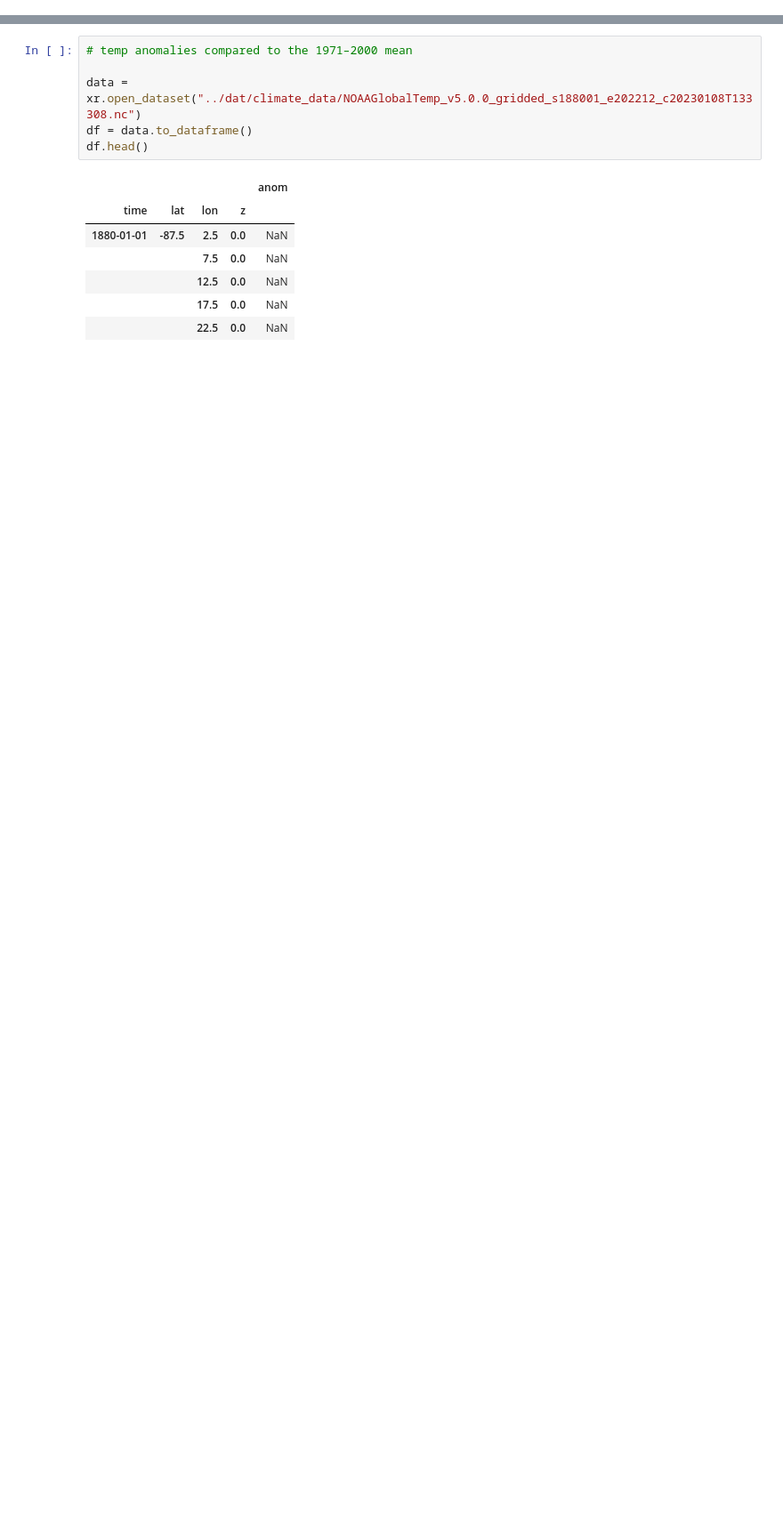
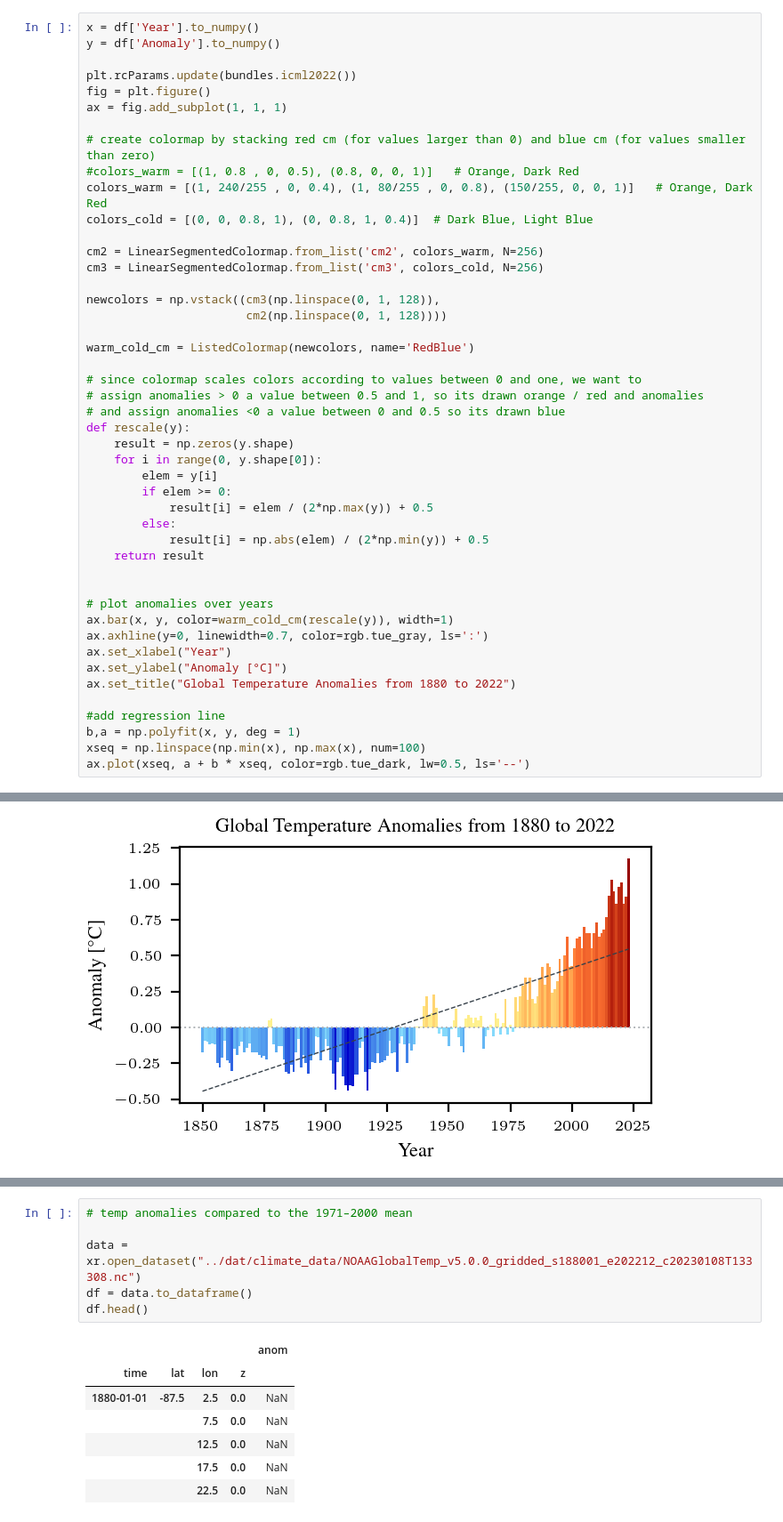
Before and after one commit to am9zZWY/team-aqua, a Jupyter notebook: exp/exp_global_temperature.ipynb, the cells around one changed output, grey strips where cells are left out. Shown at 89% size. Saved outputs shown, nothing was run; the diff lists cells and outputs as text; blank space fills up the shorter version.

```diff
--- a/exp/exp_global_temperature.ipynb
+++ b/exp/exp_global_temperature.ipynb
@@ -28,0 +73,47 @@ Import Data
+# %%
+x = df['Year'].to_numpy()
+y = df['Anomaly'].to_numpy()
+
+plt.rcParams.update(bundles.icml2022())
+fig = plt.figure()
+ax = fig.add_subplot(1, 1, 1)
+
+# create colormap by stacking red cm (for values larger than 0) and blue cm (for values smaller than zero)
+#colors_warm = [(1, 0.8 , 0, 0.5), (0.8, 0, 0, 1)]   # Orange, Dark Red
+colors_warm = [(1, 240/255 , 0, 0.4), (1, 80/255 , 0, 0.8), (150/255, 0, 0, 1)]   # Orange, Dark Red
+colors_cold = [(0, 0, 0.8, 1), (0, 0.8, 1, 0.4)]  # Dark Blue, Light Blue
+
+cm2 = LinearSegmentedColormap.from_list('cm2', colors_warm, N=256)
+cm3 = LinearSegmentedColormap.from_list('cm3', colors_cold, N=256)
+
+newcolors = np.vstack((cm3(np.linspace(0, 1, 128)),
+                       cm2(np.linspace(0, 1, 128))))
+
+warm_cold_cm = ListedColormap(newcolors, name='RedBlue')
+
+# since colormap scales colors according to values between 0 and one, we want to
+# assign anomalies > 0 a value between 0.5 and 1, so its drawn orange / red and anomalies
+# and assign anomalies <0 a value between 0 and 0.5 so its drawn blue
+def rescale(y):
+    result = np.zeros(y.shape)
+    for i in range(0, y.shape[0]):
+        elem = y[i]
+        if elem >= 0:
+            result[i] = elem / (2*np.max(y)) + 0.5
+        else:
+            result[i] = np.abs(elem) / (2*np.min(y)) + 0.5
+    return result
+
+
+# plot anomalies over years
+ax.bar(x, y, color=warm_cold_cm(rescale(y)), width=1)
+ax.axhline(y=0, linewidth=0.7, color=rgb.tue_gray, ls=':')
+ax.set_xlabel("Year")
+ax.set_ylabel("Anomaly [°C]")
+ax.set_title("Global Temperature Anomalies from 1880 to 2022")
+
+#add regression line
+b,a = np.polyfit(x, y, deg = 1)
+xseq = np.linspace(np.min(x), np.max(x), num=100)
+ax.plot(xseq, a + b * xseq, color=rgb.tue_dark, lw=0.5, ls='--')
+# %% [output]
@@ -28,0 +121 @@ Import Data
+[figure, added]
```
Also changed, not shown: parts of 15 cells of this notebook, 1 other file.
